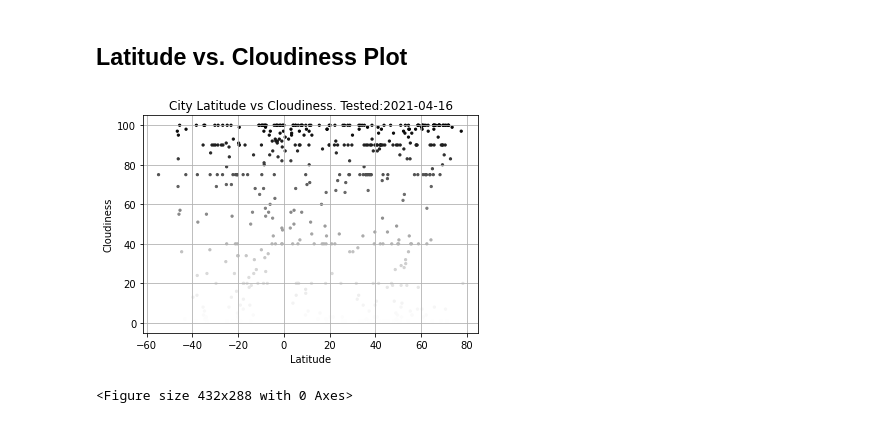
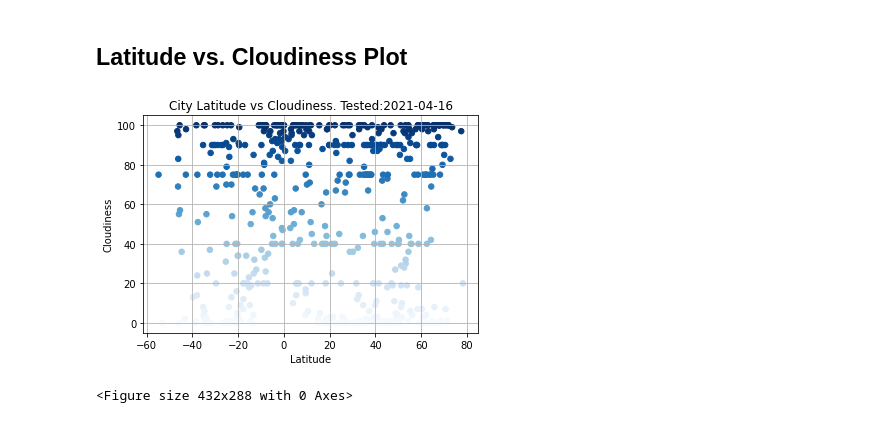
Before and after one commit to joshhopkins3/python-api-challenge, a Jupyter notebook: WeatherPy/WeatherPy.ipynb, the cells around one changed output. Cells and saved outputs as stored; diff of their text form; code cells hidden in the pictures.

```diff
--- a/WeatherPy/WeatherPy.ipynb
+++ b/WeatherPy/WeatherPy.ipynb
@@ -209,14 +220,14 @@ plt.savefig('Latitude vs. Humidity.png', dpi=300, bbox_inches='tight')
 # %% [markdown]
 ## Latitude vs. Cloudiness Plot
 # %%
-plt.scatter(city_weather["Latitude"], city_weather["Cloudiness"], c=city_weather["Cloudiness"], s=5, cmap = "Greys", marker = "o")
+plt.scatter(city_weather["Latitude"], city_weather["Cloudiness"], c=city_weather["Cloudiness"], s=30, cmap = "Blues", marker = "o")
 
 plt.title(f"City Latitude vs Cloudiness. Tested:{timestamp}")
 plt.xlabel("Latitude")
 plt.ylabel("Cloudiness")
 plt.grid()
 # %% [output]
-[figure, old version]
+[figure, new version]
 # %%
 plt.savefig('Latitude vs. Cloudiness.png', dpi=300, bbox_inches='tight')
 # %% [output]
```
Also changed, not shown: parts of 2 cells of this notebook.
